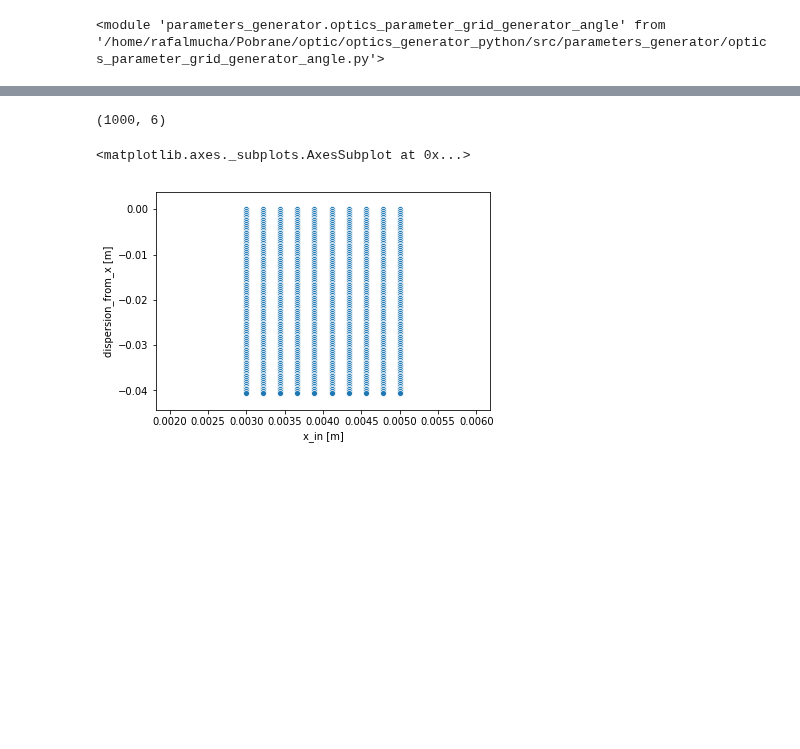
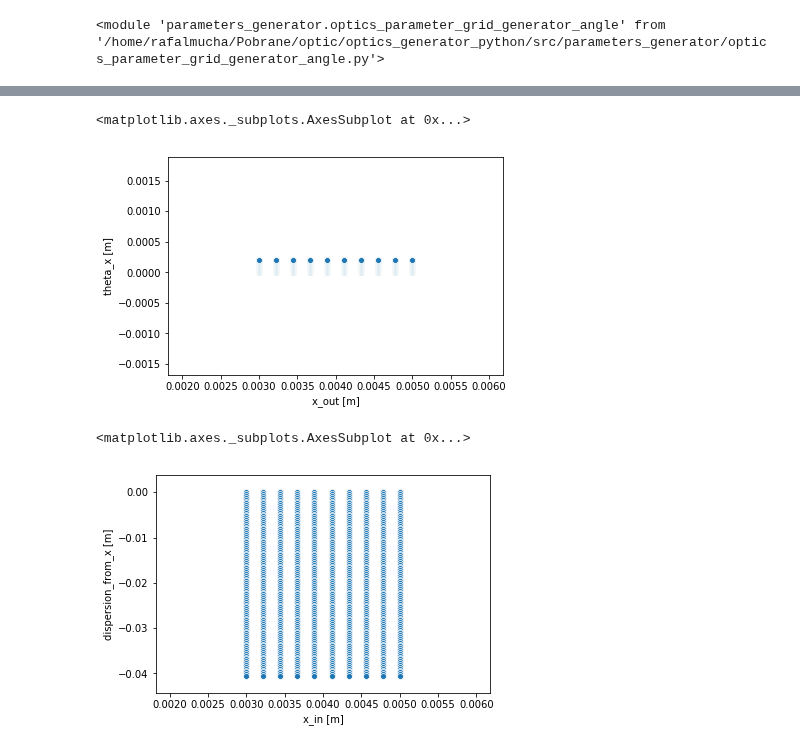
Before and after one commit to mucharafal/optics_generator_python, a Jupyter notebook: notebooks/OpticsParameterVisualisation Angle.ipynb, the cells around one changed output, grey strips where cells are left out. Drawn from its saved outputs; the diff is of its cells as text; code cells hidden in the pictures; blank space fills up the shorter version.

Commit message:
Add some new plots, some corrects in madx_runner

```diff
--- a/notebooks/OpticsParameterVisualisation Angle.ipynb
+++ b/notebooks/OpticsParameterVisualisation Angle.ipynb
@@ -34,8 +34,13 @@ grid.shape
 (1000, 6)
-# %%
-grid.shape
-# %% [output]
-(1000, 6)
+# %%
+x = grid.T[0]
+y = grid.T[1]
+frame = pd.DataFrame(data={"x_out [m]": x, "theta_x [m]": y})
+sns.scatterplot(x="x_out [m]", y="theta_x [m]",
+                data=frame)
+# %% [output]
+<matplotlib.axes._subplots.AxesSubplot at 0x...>
+[figure, added]
 # %%
 x = grid.T[0]
 y = grid.T[5]
```
Also changed, not shown: parts of 1 cell of this notebook, 2 other files.
